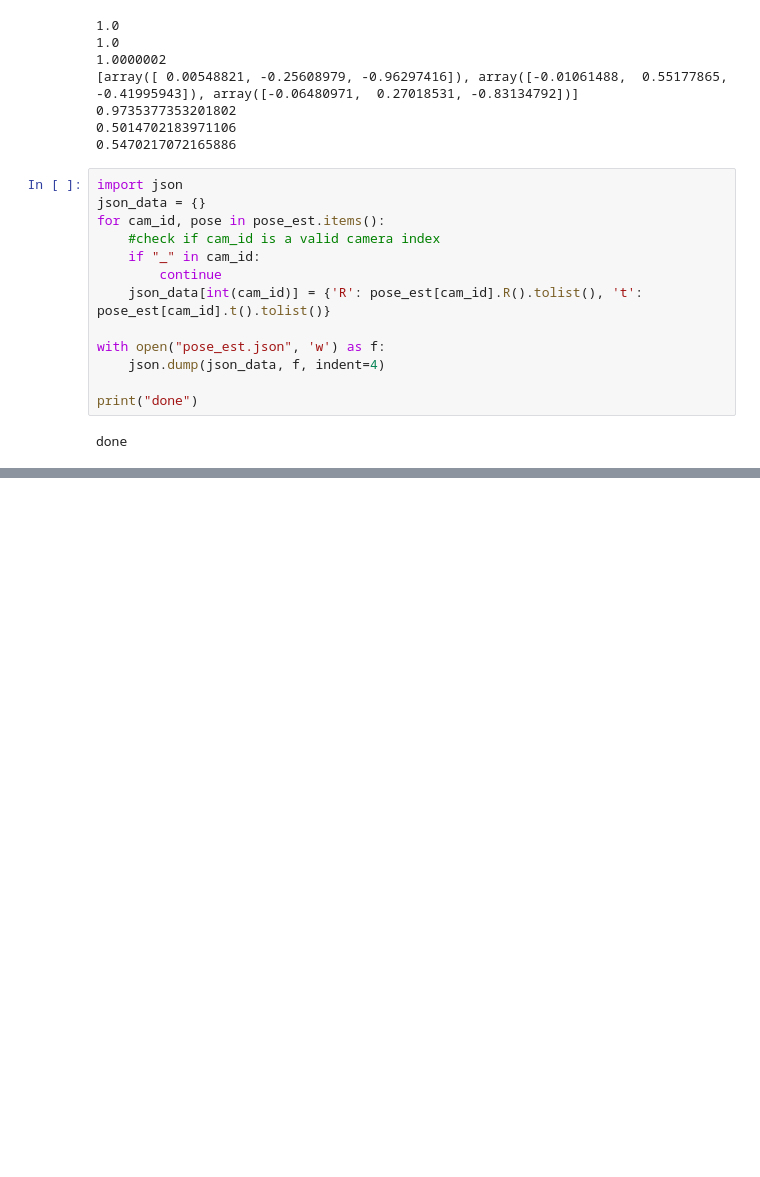
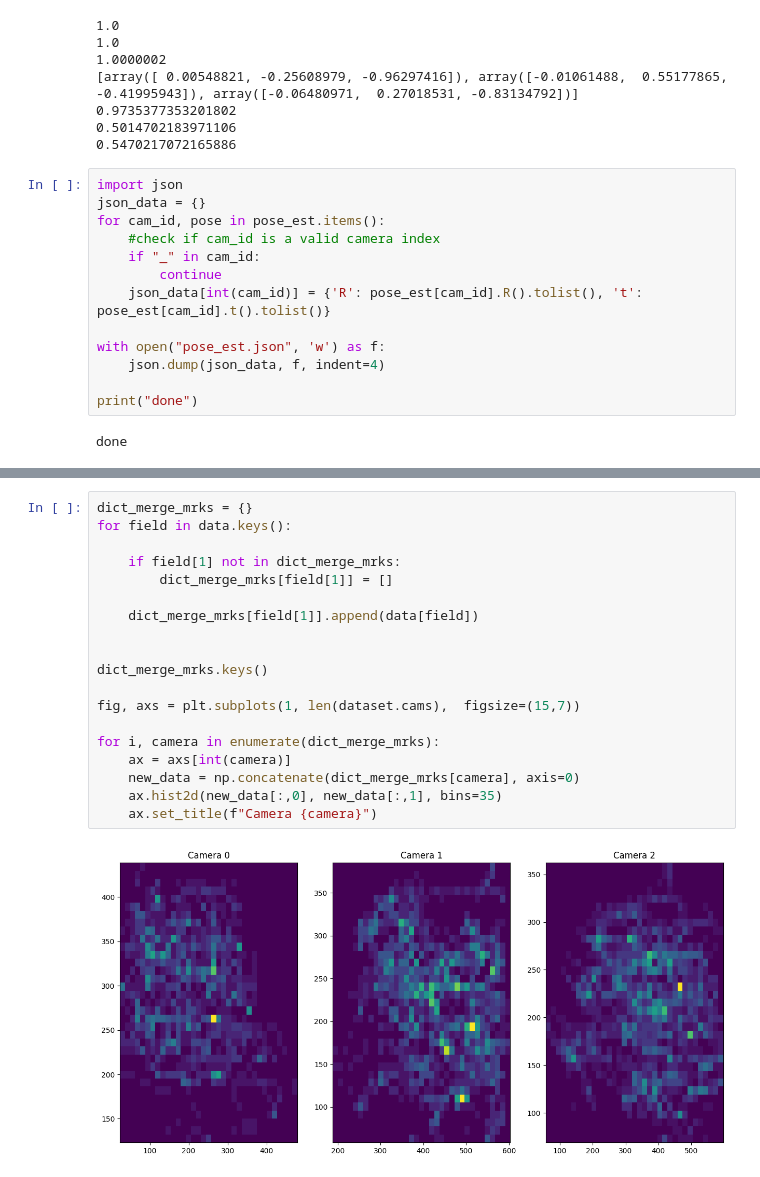
Before and after one commit to goncalofrazao/vicandocker, a Jupyter notebook: main_cangalho.ipynb, the cells around one changed output, grey strips where cells are left out. Cells and saved outputs as stored; diff of their text form; blank space fills up the shorter version.

```diff
--- a/main_cangalho.ipynb
+++ b/main_cangalho.ipynb
@@ -343,0 +382,21 @@ done
+# %%
+dict_merge_mrks = {}
+for field in data.keys():
+
+    if field[1] not in dict_merge_mrks:
+        dict_merge_mrks[field[1]] = []
+
+    dict_merge_mrks[field[1]].append(data[field])
+
+
+dict_merge_mrks.keys()
+
+fig, axs = plt.subplots(1, len(dataset.cams),  figsize=(15,7))
+
+for i, camera in enumerate(dict_merge_mrks):
+    ax = axs[int(camera)]
+    new_data = np.concatenate(dict_merge_mrks[camera], axis=0)
+    ax.hist2d(new_data[:,0], new_data[:,1], bins=35)
+    ax.set_title(f"Camera {camera}")
+# %% [output]
+[figure, added]
```
Also changed, not shown: parts of 7 cells of this notebook.
